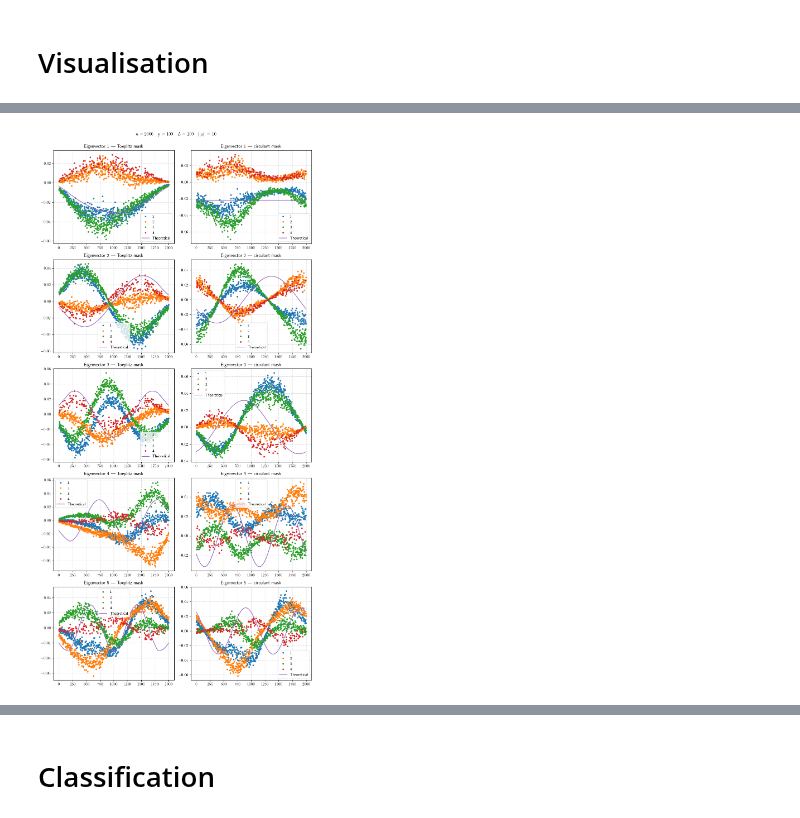
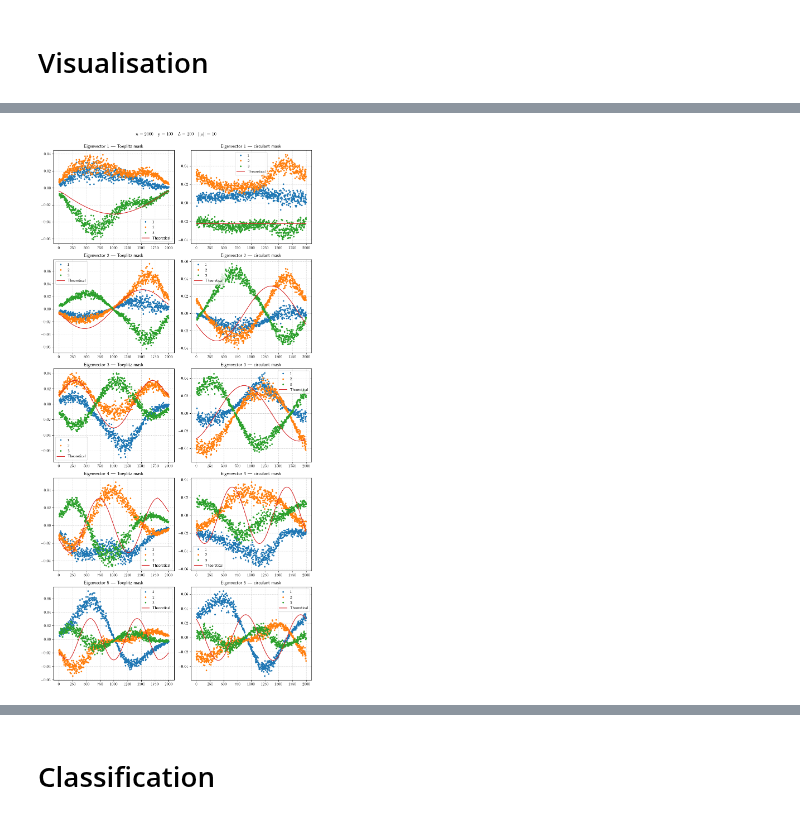
Before and after one commit to HugoLebeau/online_learning, a Jupyter notebook: Toeplitz puncturing.ipynb, the cells around one changed output, grey strips where cells are left out. Saved outputs shown, nothing was run; the diff lists cells and outputs as text; code cells hidden in the pictures.

```diff
--- a/Toeplitz puncturing.ipynb
+++ b/Toeplitz puncturing.ipynb
@@ -30,8 +30,8 @@ if pm1_setting:
     mu = stats.norm.rvs(size=(p, 1))
     M = np.concatenate([+mu, -mu], axis=1)
 else:
-    k = 4 # number of classes
-    pi = np.array([0.3, 0.3, 0.3, 0.1]) # proportion of each class
+    k = 3 # number of classes
+    pi = np.array([0.334, 0.333, 0.333]) # proportion of each class
     M = stats.norm.rvs(size=(p, k))
 
 M = mu_norm*M/np.linalg.norm(M, axis=0) # centroid of each class
@@ -168,24 +153,24 @@ plt.show()
 # %%
 x = np.arange(n)
 n_to_plot = 5
 to_plot = spikes_idx_t[:n_to_plot] if pm1_setting else np.arange(n-1, n-1-n_to_plot, -1)
 
 fig, ax = plt.subplots(n_to_plot, 2, figsize=(10, 4*n_to_plot), squeeze=False)
 for ii, i in enumerate(to_plot):
     for j in range(k):
         cl = (J[:, j] == 1)
-        ax[ii, 0].plot(x[cl], eigvecs_t[0, i, cl], ls='', marker='.', label=j+1)
-        ax[ii, 1].plot(x[cl], eigvecs_c[0, i, cl], ls='', marker='.', label=j+1)
-    ax[ii, 0].plot(x, basis_t[i], label="Theoretical")
-    ax[ii, 1].plot(x, basis_c[i], label="Theoretical")
+        ax[ii, 0].plot(x[cl], eigvecs_t[0, cl, i], ls='', marker='.', label=j+1)
+        ax[ii, 1].plot(x[cl], eigvecs_c[0, cl, i], ls='', marker='.', label=j+1)
+    ax[ii, 0].plot(x, basis_t[:, i], label="Theoretical")
+    ax[ii, 1].plot(x, basis_c[:, i], label="Theoretical")
     ax[ii, 0].grid(ls=':')
     ax[ii, 1].grid(ls=':')
     ax[ii, 0].set_title("Eigenvector {} | Toeplitz mask".format(n-i))
     ax[ii, 1].set_title("Eigenvector {} | circulant mask".format(n-i))
     ax[ii, 0].legend()
     ax[ii, 1].legend()
 fig.suptitle(setting, y=1)
 fig.tight_layout()
 plt.show()
 # %% [output]
-[figure, old version]
+[figure, new version]
```
Also changed, not shown: parts of 11 cells of this notebook, 3 other files.
